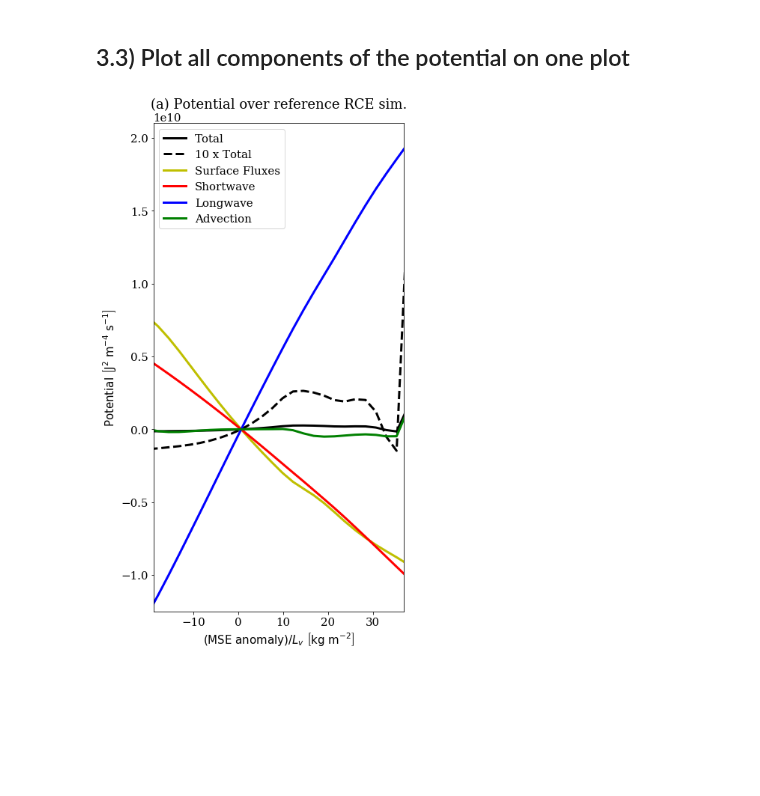
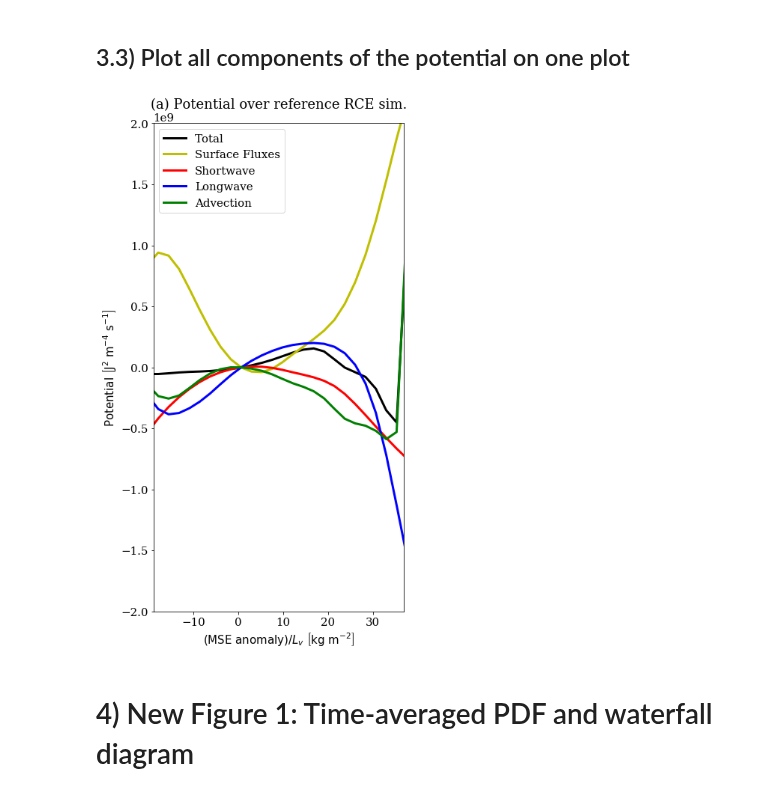
Before and after one commit to tbeucler/2019_WMI, a Jupyter notebook: dev/tbeucler/008_Figures_draft.ipynb, the cells around one changed output. Saved outputs shown, nothing was run; the diff lists cells and outputs as text; code cells hidden in the pictures; blank space fills up the shorter version.

Commit message:
Remaking figure 1 with consistent 48-hour averaging window, time-averaged PDF, and waterfall diagram from COSMO data

```diff
--- a/dev/tbeucler/008_Figures_draft.ipynb
+++ b/dev/tbeucler/008_Figures_draft.ipynb
@@ -614,7 +683,8 @@ hf.close()
 # %% [markdown]
 ## 3.3) Plot all components of the potential on one plot
 # %%
-hf = open('PKL_DATA/10_15_VCOSMO.pkl','rb')
+#hf = open('PKL_DATA/10_15_VCOSMO.pkl','rb')
+hf = open('PKL_DATA/2020_05_02_VCOSMO.pkl','rb')
 V_data = pickle.load(hf)
 hf.close()
 # %%
@@ -629,29 +699,31 @@ bin0=V_data["bin0"]
 # %%
 plt.rc('text', usetex=False)
 plt.rc('font', family='serif', size=fz)
 mpl.rcParams['lines.linewidth'] = lw
 plt.close('all')
 
 fig,ax = plt.subplots(1,1,figsize=(6,12))
 plt.subplots_adjust(hspace=0.33)
 
 X_pot = (binm-bin0)/2.5e6
 ax.plot(X_pot,Vtot,color='k',label='Total')
-ax.plot(X_pot,10*Vtot,color='k',label='10 x Total',linestyle='--')
+#ax.plot(X_pot,10*Vtot,color='k',label='10 x Total',linestyle='--')
 ax.plot(X_pot,Vsef,color='y',label='Surface Fluxes')
 ax.plot(X_pot,Vsw,color='r',label='Shortwave')
 ax.plot(X_pot,Vlw,color='b',label='Longwave')
 ax.plot(X_pot,Vadv,color='g',label='Advection')
 ax.set_xlim((-19,37))
 #ax.set_ylim((-1.5e8,1e9))
-ax.set_ylim((-1.25e10,2.1e10))
+ax.set_ylim((-2e9,2e9))
 ax.set_title('(a) Potential over reference RCE sim.',pad=20)
 ax.set_xlabel(r'$\left(\mathrm{MSE\ anomaly}\right)/L_{v}\ \left[\mathrm{kg\ m^{-2}}\right]$')
 ax.set_ylabel(r'$\mathrm{Potential\ \left[J^{2}\ m^{-4}\ s^{-1}\right]}$')
 plt.legend()
 
 # Save figure
 path_home = '/users/tbeucler/'
 plt.savefig(path_home+'A3_a.pdf',format='pdf')
 # %% [output]
-[figure, old version]
+[figure, new version]
+# %% [markdown]
+# 4) New Figure 1: Time-averaged PDF and waterfall diagram
```
Also changed, not shown: parts of 25 cells of this notebook, 1 other file.
